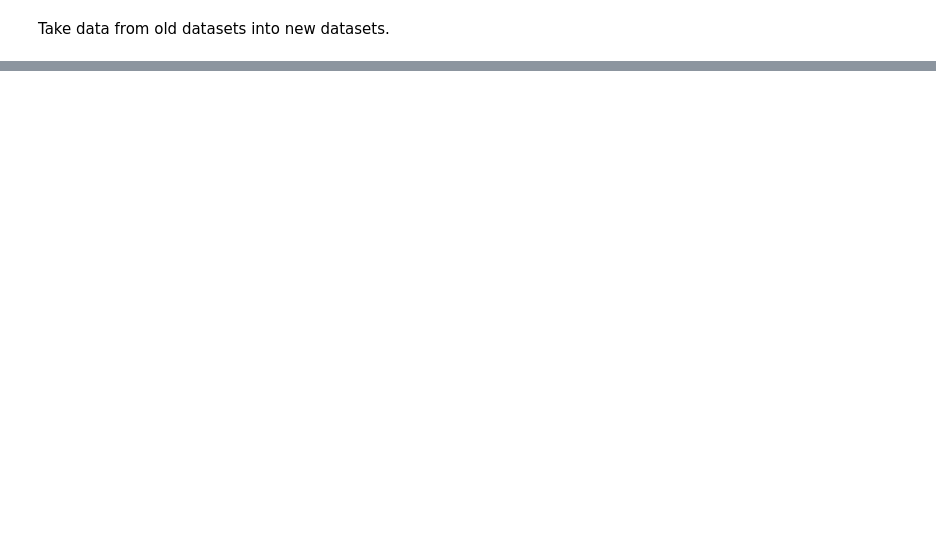
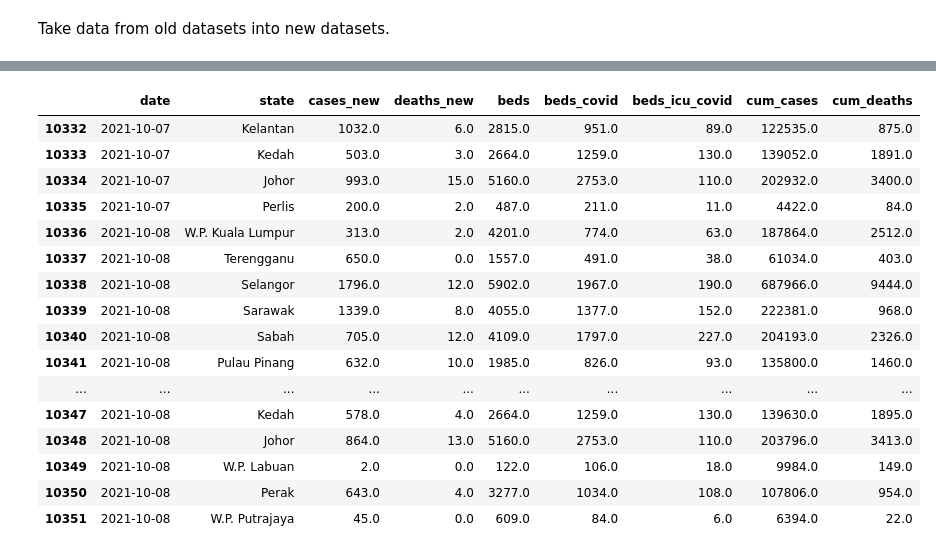
Before and after one commit to nopynospy/pandemic_monument, a Jupyter notebook: moh_transpose.ipynb, the cells around one changed output, grey strips where cells are left out. Cells and saved outputs as stored; diff of their text form; code cells hidden in the pictures; blank space fills up the shorter version.

```diff
--- a/moh_transpose.ipynb
+++ b/moh_transpose.ipynb
@@ -142,0 +205,3 @@ t_deaths_df.to_csv("deaths_new.csv", index=False)
+# %%
+new_df[["cases_new", "deaths_new", "beds", "beds_covid", "beds_icu_covid"]] = new_df[["cases_new", "deaths_new", "beds", "beds_covid", "beds_icu_covid"]].apply(pd.to_numeric)
+new_df.dtypes
@@ -142,0 +217,24 @@ t_deaths_df.to_csv("deaths_new.csv", index=False)
+# %%
+new_df=new_df.sort_values(['date']).reset_index(drop=True)
+new_df["cum_cases"]=new_df.groupby(['state'])['cases_new'].cumsum(axis=0)
+new_df["cum_deaths"]=new_df.groupby(['state'])['deaths_new'].cumsum(axis=0)
+new_df.sort_values(['date', 'state'])
+new_df.tail(20)
+# %% [output]
+|  | date | state | cases_new | deaths_new | beds | beds_covid | beds_icu_covid | cum_cases | cum_deaths |
+| 10332 | 2021-10-07 | Kelantan | 1032.0 | 6.0 | 2815.0 | 951.0 | 89.0 | 122535.0 | 875.0 |
+| 10333 | 2021-10-07 | Kedah | 503.0 | 3.0 | 2664.0 | 1259.0 | 130.0 | 139052.0 | 1891.0 |
+| 10334 | 2021-10-07 | Johor | 993.0 | 15.0 | 5160.0 | 2753.0 | 110.0 | 202932.0 | 3400.0 |
+| 10335 | 2021-10-07 | Perlis | 200.0 | 2.0 | 487.0 | 211.0 | 11.0 | 4422.0 | 84.0 |
+| 10336 | 2021-10-08 | W.P. Kuala Lumpur | 313.0 | 2.0 | 4201.0 | 774.0 | 63.0 | 187864.0 | 2512.0 |
+| 10337 | 2021-10-08 | Terengganu | 650.0 | 0.0 | 1557.0 | 491.0 | 38.0 | 61034.0 | 403.0 |
+| 10338 | 2021-10-08 | Selangor | 1796.0 | 12.0 | 5902.0 | 1967.0 | 190.0 | 687966.0 | 9444.0 |
+| 10339 | 2021-10-08 | Sarawak | 1339.0 | 8.0 | 4055.0 | 1377.0 | 152.0 | 222381.0 | 968.0 |
+| 10340 | 2021-10-08 | Sabah | 705.0 | 12.0 | 4109.0 | 1797.0 | 227.0 | 204193.0 | 2326.0 |
+| 10341 | 2021-10-08 | Pulau Pinang | 632.0 | 10.0 | 1985.0 | 826.0 | 93.0 | 135800.0 | 1460.0 |
+| ... | ... | ... | ... | ... | ... | ... | ... | ... | ... |
+| 10347 | 2021-10-08 | Kedah | 578.0 | 4.0 | 2664.0 | 1259.0 | 130.0 | 139630.0 | 1895.0 |
+| 10348 | 2021-10-08 | Johor | 864.0 | 13.0 | 5160.0 | 2753.0 | 110.0 | 203796.0 | 3413.0 |
+| 10349 | 2021-10-08 | W.P. Labuan | 2.0 | 0.0 | 122.0 | 106.0 | 18.0 | 9984.0 | 149.0 |
+| 10350 | 2021-10-08 | Perak | 643.0 | 4.0 | 3277.0 | 1034.0 | 108.0 | 107806.0 | 954.0 |
+| 10351 | 2021-10-08 | W.P. Putrajaya | 45.0 | 0.0 | 609.0 | 84.0 | 6.0 | 6394.0 | 22.0 |
```
Also changed, not shown: parts of 20 cells of this notebook, 8 other files.
